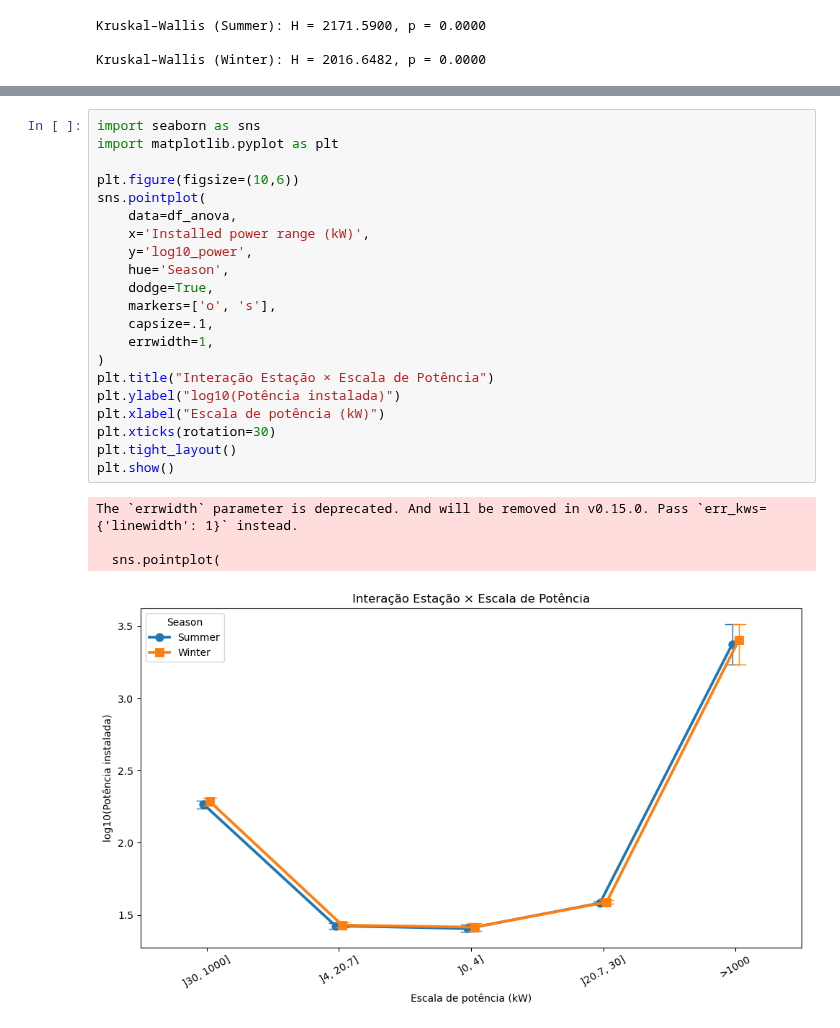
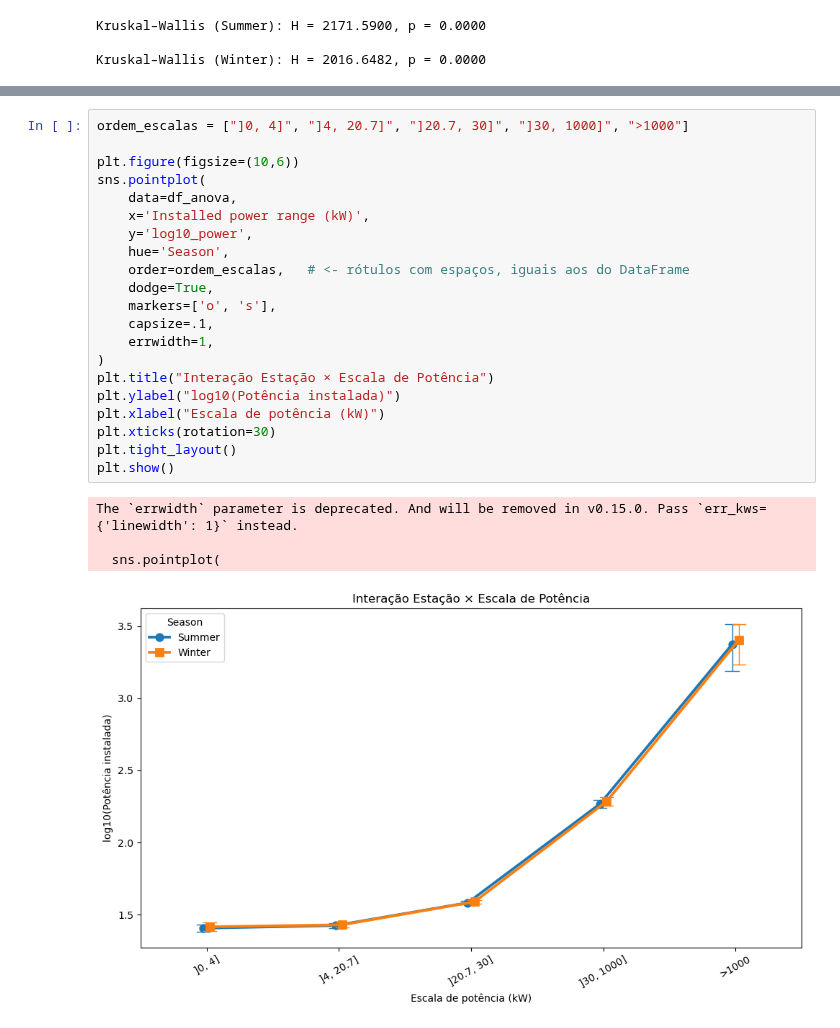
Before and after one commit to Mariana-rc01/WattWise, a Jupyter notebook: Notebooks/Report_RQ3_Patrícia.ipynb, the cells around one changed output, grey strips where cells are left out. Saved outputs shown, nothing was run; the diff lists cells and outputs as text.

```diff
--- a/Notebooks/Report_RQ3_Patrícia.ipynb
+++ b/Notebooks/Report_RQ3_Patrícia.ipynb
@@ -1112,26 +1135,26 @@ Estes resultados sugerem que o padrão sazonal de instalação tende a ser mais
 # %%
-import seaborn as sns
-import matplotlib.pyplot as plt
+ordem_escalas = ["]0, 4]", "]4, 20.7]", "]20.7, 30]", "]30, 1000]", ">1000"]
 
 plt.figure(figsize=(10,6))
 sns.pointplot(
     data=df_anova,
     x='Installed power range (kW)',
     y='log10_power',
     hue='Season',
+    order=ordem_escalas,   # <- rótulos com espaços, iguais aos do DataFrame
     dodge=True,
     markers=['o', 's'],
     capsize=.1,
     errwidth=1,
 )
 plt.title("Interação Estação × Escala de Potência")
 plt.ylabel("log10(Potência instalada)")
 plt.xlabel("Escala de potência (kW)")
 plt.xticks(rotation=30)
 plt.tight_layout()
 plt.show()
 # %% [output]
 The `errwidth` parameter is deprecated. And will be removed in v0.15.0. Pass `err_kws={'linewidth': 1}` instead.
 
   sns.pointplot(
-[figure, old version]
+[figure, new version]
```
Also changed, not shown: parts of 27 cells of this notebook.
